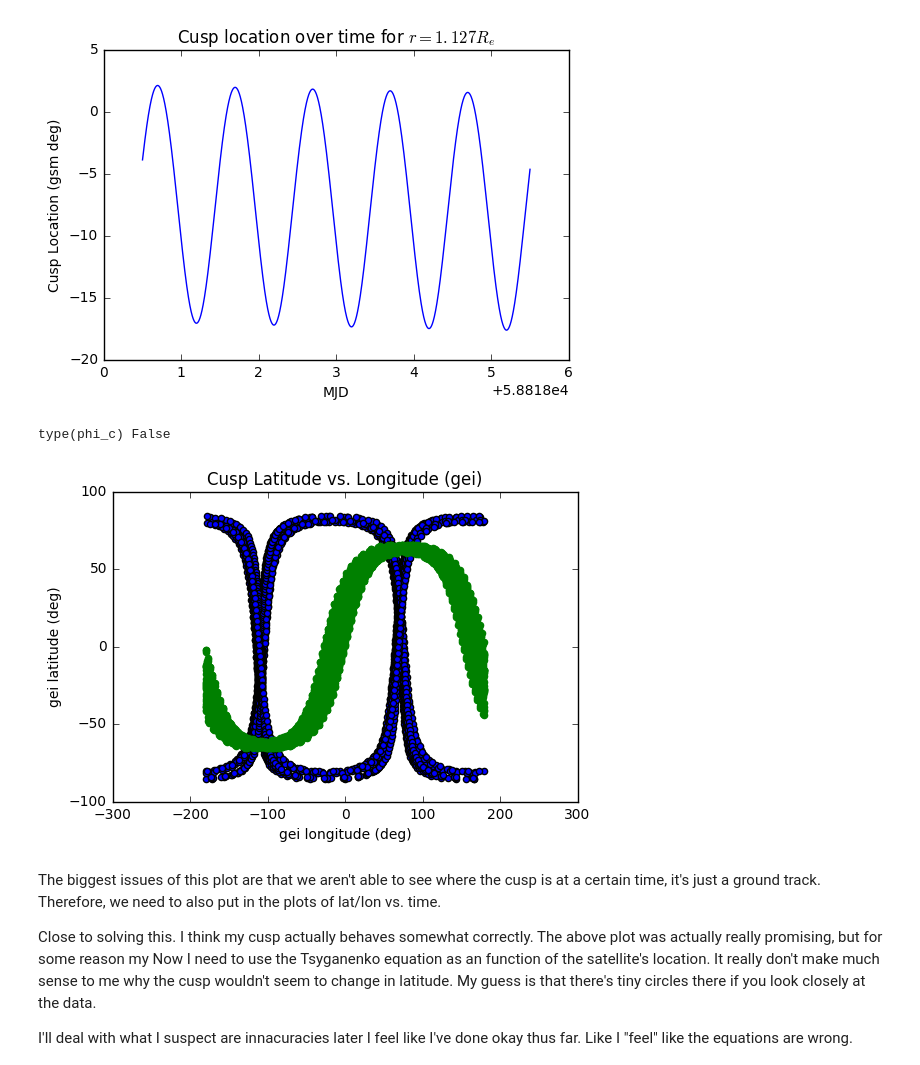
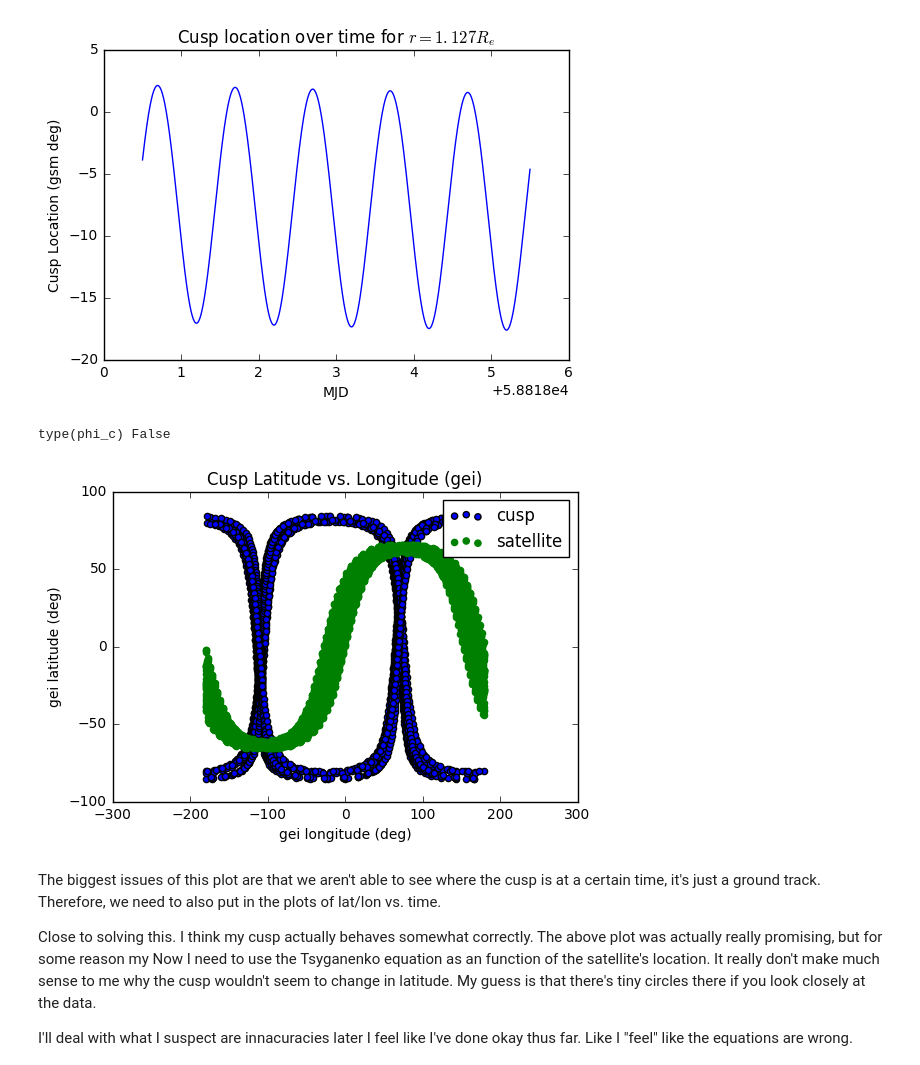
Before and after one commit to fsbr/se3-path-planner, a Jupyter notebook: modularPlanner/Cusp Plots (Daily).ipynb, the cells around one changed output. Saved outputs shown, nothing was run; the diff lists cells and outputs as text; code cells hidden in the pictures.

```diff
--- a/modularPlanner/Cusp Plots (Daily).ipynb
+++ b/modularPlanner/Cusp Plots (Daily).ipynb
@@ -197,21 +197,22 @@ plt.show()
 # %%
 # next lets get the spherical coordinates and plot the latitude and longitudes, which SHOULD
 # allow us to get the cusp crossings.
 xc,yc,zc = tsyg.tsygCyl2Car(phi_c,r)
 
 #originally it was GSM
 cusp_location = coord.Coords([[i,j,k] for i,j,k in zip(xc,yc,zc)], 'GSM', 'car')
 cusp_location.ticks = Ticktock(t,'MJD')
 cusp_location = cusp_location.convert('GEI','sph')
-plt.scatter(cusp_location.long, cusp_location.lati)
-plt.scatter(gsm.long,gsm.lati,color='green')
+plt.scatter(cusp_location.long, cusp_location.lati,label='cusp')
+plt.scatter(gsm.long,gsm.lati,color='green', label='satellite')
 plt.xlabel('gei longitude (deg)')
 plt.ylabel('gei latitude (deg)')
 plt.title('Cusp Latitude vs. Longitude (gei)')
+plt.legend()
 plt.show()
 # %% [output]
 type(phi_c) False
-[figure, old version]
+[figure, new version]
 # %% [markdown]
 The biggest issues of this plot are that we aren't able to see where the cusp is at a certain time, it's just a ground track.  Therefore, we need to also put in the plots of lat/lon vs. time.
 
```
Also changed, not shown: parts of 5 cells of this notebook, 2 other files.
